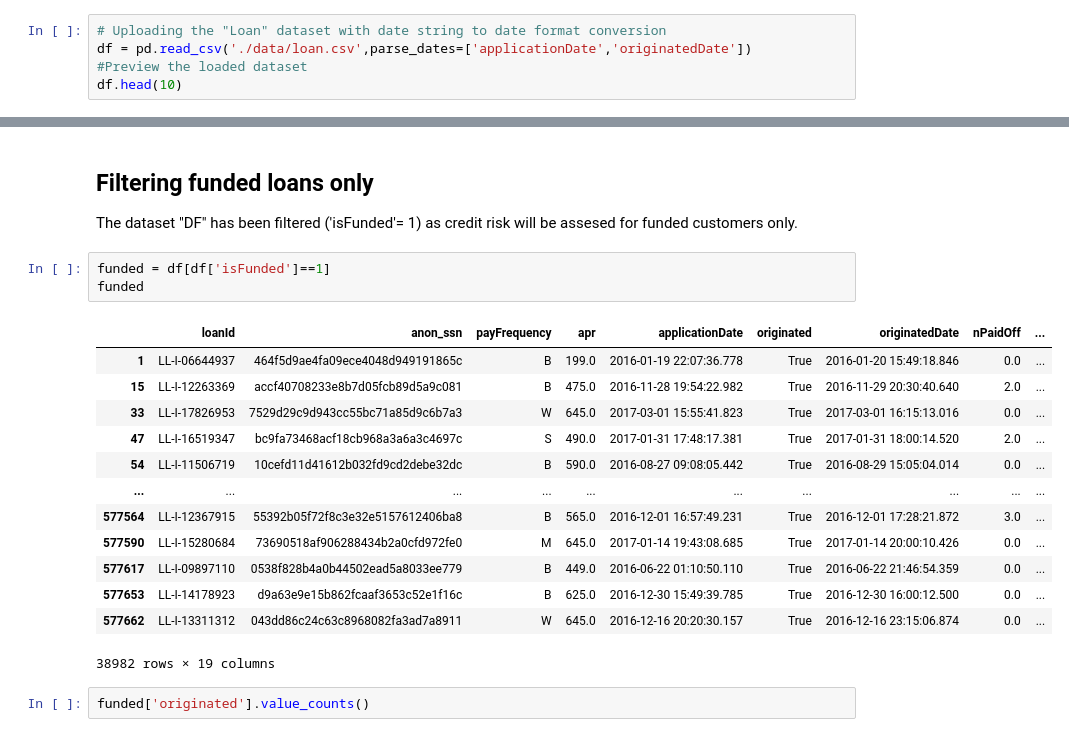
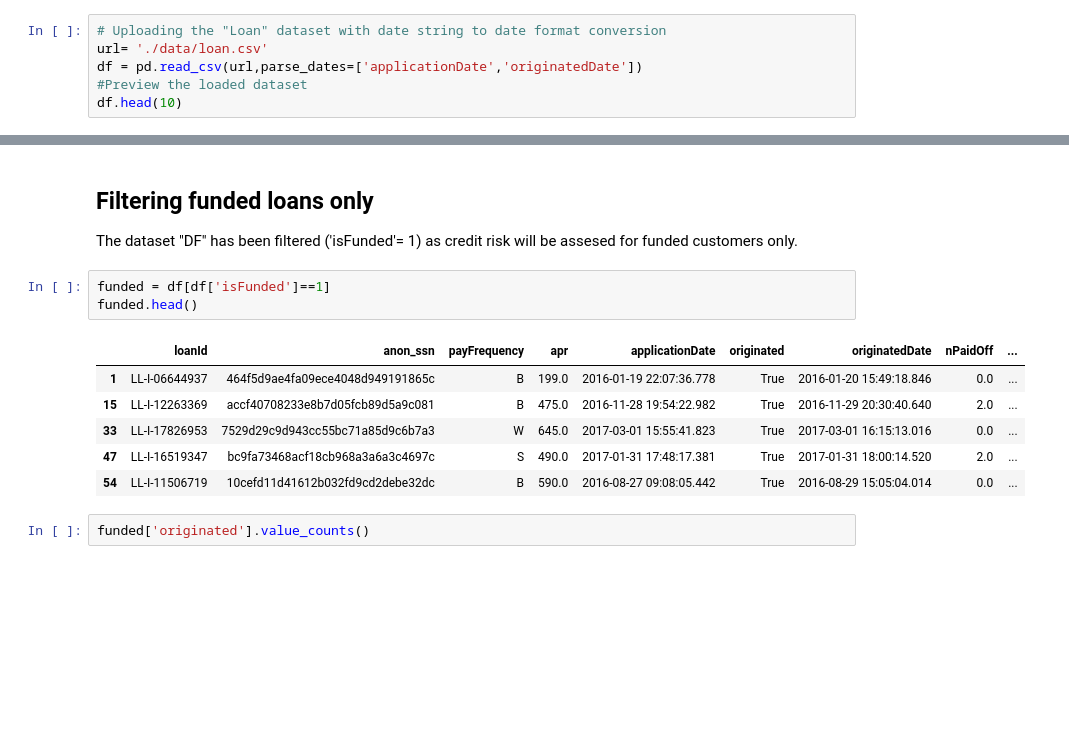
Before and after one commit to mshaek/LoanPredictionApp, a Jupyter notebook: notebooks/MoneyLion_Repayment_Mahfuzur_part_1.ipynb, the cells around one changed output, grey strips where cells are left out. Saved outputs shown, nothing was run; the diff lists cells and outputs as text; blank space fills up the shorter version.

```diff
--- a/notebooks/MoneyLion_Repayment_Mahfuzur_part_1.ipynb
+++ b/notebooks/MoneyLion_Repayment_Mahfuzur_part_1.ipynb
@@ -78,7 +84,8 @@ replace __MACOSX/._data? [y]es, [n]o, [A]ll, [N]one, [r]ename: y
 ## Uploading 'Loan' Dataset
 # %%
 # Uploading the "Loan" dataset with date string to date format conversion
-df = pd.read_csv('./data/loan.csv',parse_dates=['applicationDate','originatedDate'])
+url= './data/loan.csv'
+df = pd.read_csv(url,parse_dates=['applicationDate','originatedDate'])
 #Preview the loaded dataset
 df.head(10)
 # %% [output]
@@ -152,21 +157,14 @@ df.describe(include='all')
 The dataset "DF" has been filtered ('isFunded'= 1) as credit risk will be assesed for funded customers only.
 # %%
 funded = df[df['isFunded']==1]
-funded
+funded.head()
 # %% [output]
 |  | loanId | anon_ssn | payFrequency | apr | applicationDate | originated | originatedDate | nPaidOff | ... |
 | 1 | LL-I-06644937 | 464f5d9ae4fa09ece4048d949191865c | B | 199.0 | 2016-01-19 22:07:36.778 | True | 2016-01-20 15:49:18.846 | 0.0 | ... |
 | 15 | LL-I-12263369 | accf40708233e8b7d05fcb89d5a9c081 | B | 475.0 | 2016-11-28 19:54:22.982 | True | 2016-11-29 20:30:40.640 | 2.0 | ... |
 | 33 | LL-I-17826953 | 7529d29c9d943cc55bc71a85d9c6b7a3 | W | 645.0 | 2017-03-01 15:55:41.823 | True | 2017-03-01 16:15:13.016 | 0.0 | ... |
 | 47 | LL-I-16519347 | bc9fa73468acf18cb968a3a6a3c4697c | S | 490.0 | 2017-01-31 17:48:17.381 | True | 2017-01-31 18:00:14.520 | 2.0 | ... |
 | 54 | LL-I-11506719 | 10cefd11d41612b032fd9cd2debe32dc | B | 590.0 | 2016-08-27 09:08:05.442 | True | 2016-08-29 15:05:04.014 | 0.0 | ... |
-| ... | ... | ... | ... | ... | ... | ... | ... | ... | ... |
-| 577564 | LL-I-12367915 | 55392b05f72f8c3e32e5157612406ba8 | B | 565.0 | 2016-12-01 16:57:49.231 | True | 2016-12-01 17:28:21.872 | 3.0 | ... |
-| 577590 | LL-I-15280684 | 73690518af906288434b2a0cfd972fe0 | M | 645.0 | 2017-01-14 19:43:08.685 | True | 2017-01-14 20:00:10.426 | 0.0 | ... |
-| 577617 | LL-I-09897110 | 0538f828b4a0b44502ead5a8033ee779 | B | 449.0 | 2016-06-22 01:10:50.110 | True | 2016-06-22 21:46:54.359 | 0.0 | ... |
-| 577653 | LL-I-14178923 | d9a63e9e15b862fcaaf3653c52e1f16c | B | 625.0 | 2016-12-30 15:49:39.785 | True | 2016-12-30 16:00:12.500 | 0.0 | ... |
-| 577662 | LL-I-13311312 | 043dd86c24c63c8968082fa3ad7a8911 | W | 645.0 | 2016-12-16 20:20:30.157 | True | 2016-12-16 23:15:06.874 | 0.0 | ... |
-38982 rows × 19 columns
 # %%
 funded['originated'].value_counts()
 # %% [output]
```
Also changed, not shown: parts of 52 cells of this notebook.
